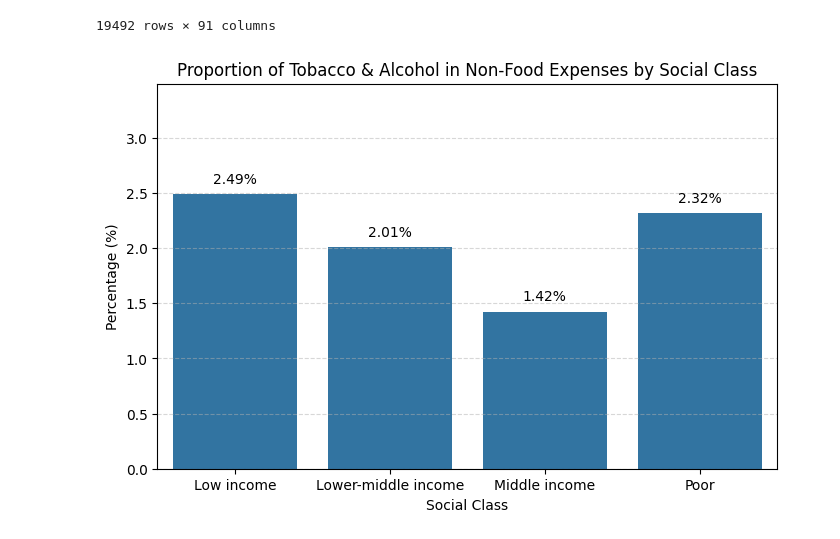
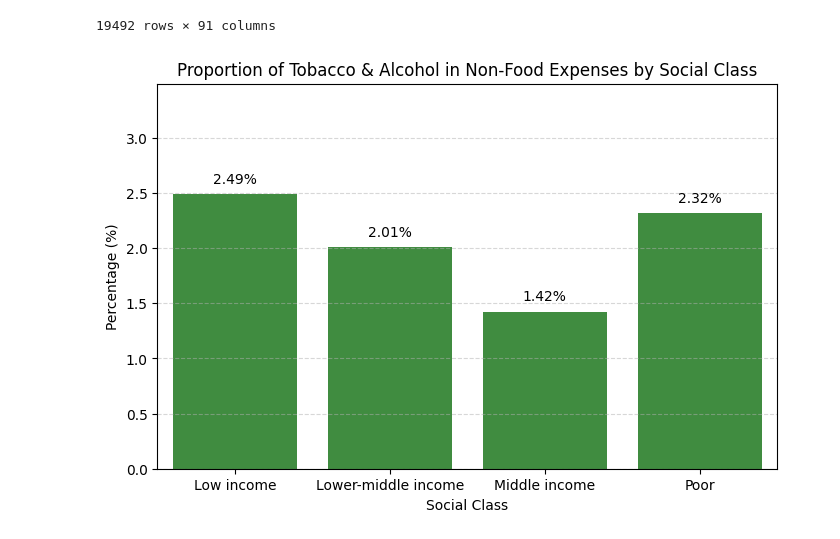
Before and after one commit to JoshuaEntrata/Data-Mining-Prelims-Project, a Jupyter notebook: notebooks/eda/alcohol_tobacco.ipynb, the cells around one changed output. Drawn from its saved outputs; the diff is of its cells as text; code cells hidden in the pictures.

```diff
--- a/notebooks/eda/alcohol_tobacco.ipynb
+++ b/notebooks/eda/alcohol_tobacco.ipynb
@@ -45,30 +45,24 @@ final_fies
 | 19491 | 13 | 76 | 126619 | 7607 | 2.0 | 281020 | 0 | 281020 | 0 | 60000 | ... |
 19492 rows × 91 columns
 # %%
-# Calculate combined percentage of Tobacco + Alcohol
-final_fies['percent_combined'] = (
-    (final_fies['TOBACCO'] + final_fies['ALCOHOL']) / final_fies['NFOOD']
-) * 100
-
-# Group by social class and calculate mean percentages
-percentages = final_fies.groupby('SOCIAL_CLASS')['percent_combined'].mean()
+# Group by social class and calculate mean percentage directly
+percentages = final_fies.groupby('SOCIAL_CLASS').apply(
+    lambda x: ((x['TOBACCO'] + x['ALCOHOL']) / x['NFOOD']).mean() * 100
+)
 
 # Bar plot for better visualization of small percentages
 plt.figure(figsize=(8, 5))
-sns.barplot(
-    x=percentages.index,
-    y=percentages.values,
-)
+sns.barplot(x=percentages.index, y=percentages.values, color='green', alpha=0.8)
 
 # Add percentage labels for clarity
 for i, v in enumerate(percentages.values):
     plt.text(i, v + 0.1, f'{v:.2f}%', ha='center')
 
 plt.title('Proportion of Tobacco & Alcohol in Non-Food Expenses by Social Class')
 plt.xlabel('Social Class')
 plt.ylabel('Percentage (%)')
 plt.grid(axis='y', linestyle='--', alpha=0.5)
-plt.ylim(0, max(percentages.values) + 1)  # Adjust y-axis for visibility
+plt.ylim(0, max(percentages.values) + 1)
 plt.show()
 # %% [output]
-[figure, old version]
+[figure, new version]
```
